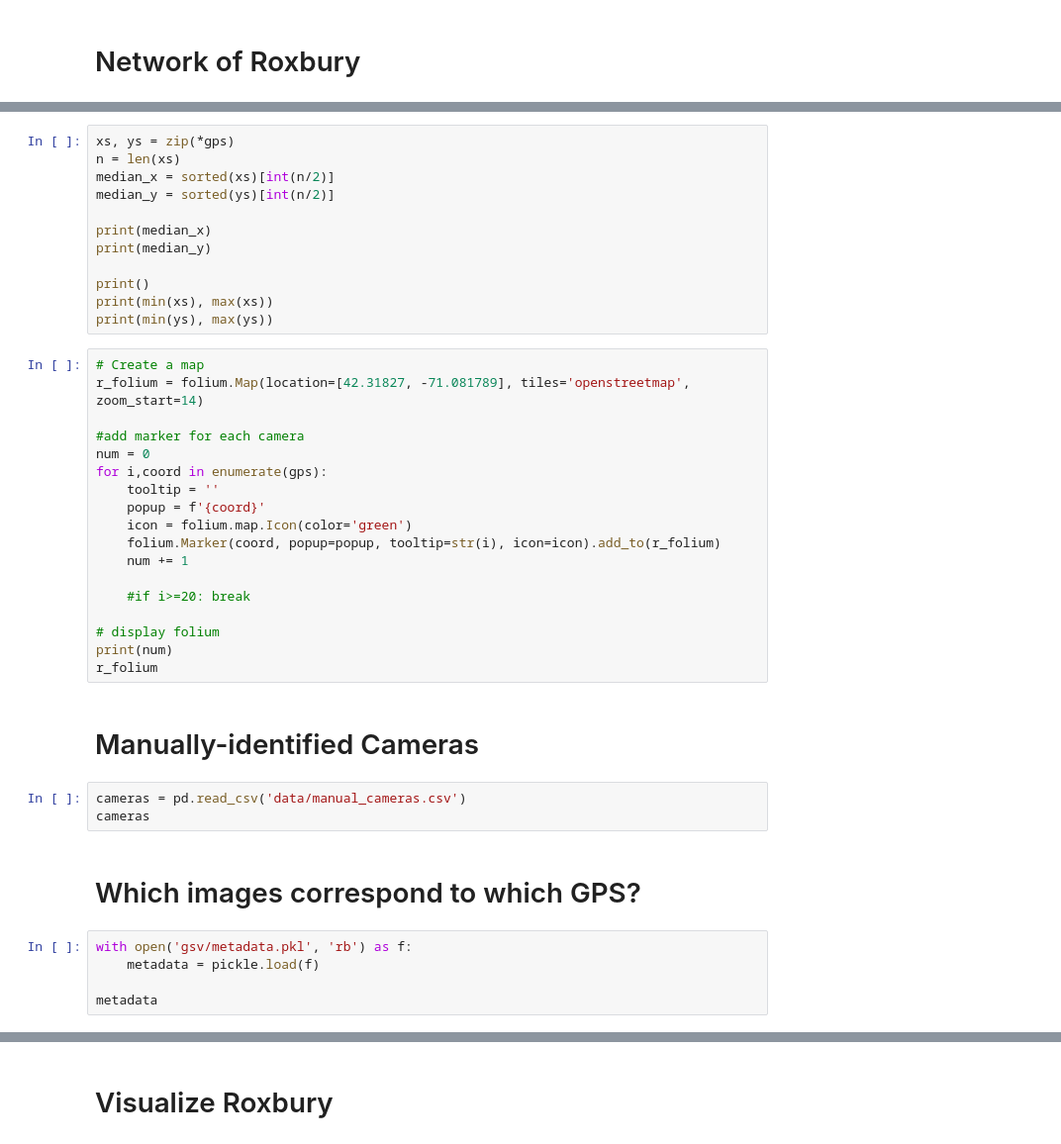
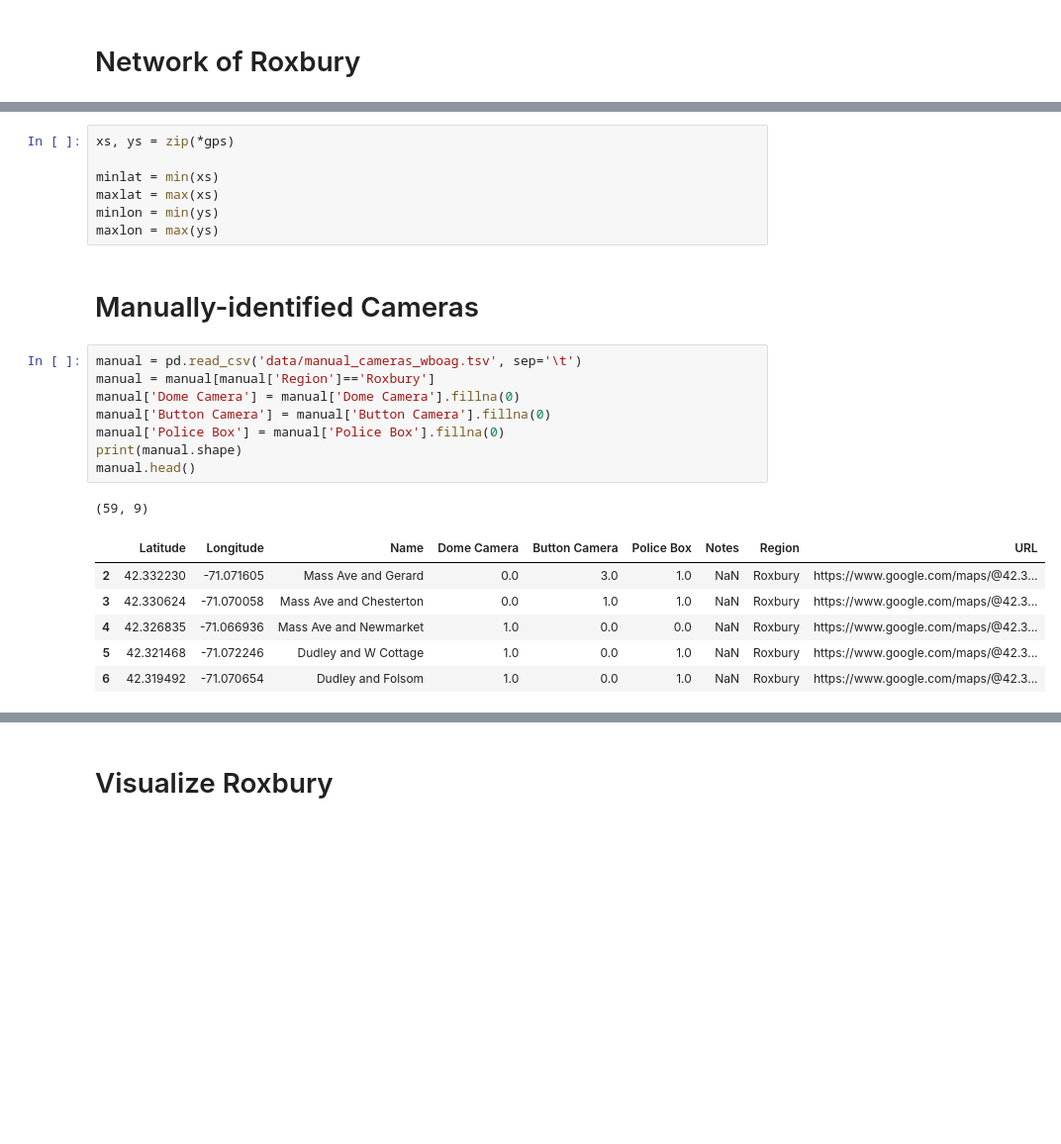
Before and after one commit to wboag/boston-cameras, a Jupyter notebook: appendix-c-examine-roxbury.ipynb, the cells around one changed output, grey strips where cells are left out. Shown at 99% size. Drawn from its saved outputs; the diff is of its cells as text; blank space fills up the shorter version.

```diff
--- a/appendix-c-examine-roxbury.ipynb
+++ b/appendix-c-examine-roxbury.ipynb
@@ -44,42 +58,25 @@ print(gps[0])
 # %%
 xs, ys = zip(*gps)
-n = len(xs)
-median_x = sorted(xs)[int(n/2)]
-median_y = sorted(ys)[int(n/2)]
 
-print(median_x)
-print(median_y)
-
-print()
-print(min(xs), max(xs))
-print(min(ys), max(ys))
+minlat = min(xs)
+maxlat = max(xs)
+minlon = min(ys)
+maxlon = max(ys)
-# %%
-# Create a map
-r_folium = folium.Map(location=[42.31827, -71.081789], tiles='openstreetmap', zoom_start=14)
-
-#add marker for each camera
-num = 0
-for i,coord in enumerate(gps):
-    tooltip = ''
-    popup = f'{coord}'
-    icon = folium.map.Icon(color='green')
-    folium.Marker(coord, popup=popup, tooltip=str(i), icon=icon).add_to(r_folium)
-    num += 1
-
-    #if i>=20: break
-
-# display folium
-print(num)
-r_folium
 # %% [markdown]
 # Manually-identified Cameras
 # %%
-cameras = pd.read_csv('data/manual_cameras.csv')
-cameras
+manual = pd.read_csv('data/manual_cameras_wboag.tsv', sep='\t')
+manual = manual[manual['Region']=='Roxbury']
+manual['Dome Camera'] = manual['Dome Camera'].fillna(0)
+manual['Button Camera'] = manual['Button Camera'].fillna(0)
+manual['Police Box'] = manual['Police Box'].fillna(0)
+print(manual.shape)
+manual.head()
+# %% [output]
+(59, 9)
+|  | Latitude | Longitude | Name | Dome Camera | Button Camera | Police Box | Notes | Region | URL |
+| 2 | 42.332230 | -71.071605 | Mass Ave and Gerard | 0.0 | 3.0 | 1.0 | NaN | Roxbury | https://www.google.com/maps/@42.3... |
+| 3 | 42.330624 | -71.070058 | Mass Ave and Chesterton | 0.0 | 1.0 | 1.0 | NaN | Roxbury | https://www.google.com/maps/@42.3... |
+| 4 | 42.326835 | -71.066936 | Mass Ave and Newmarket | 1.0 | 0.0 | 0.0 | NaN | Roxbury | https://www.google.com/maps/@42.3... |
+| 5 | 42.321468 | -71.072246 | Dudley and W Cottage | 1.0 | 0.0 | 1.0 | NaN | Roxbury | https://www.google.com/maps/@42.3... |
+| 6 | 42.319492 | -71.070654 | Dudley and Folsom | 1.0 | 0.0 | 1.0 | NaN | Roxbury | https://www.google.com/maps/@42.3... |
-# %% [markdown]
-# Which images correspond to which GPS?
-# %%
-with open('gsv/metadata.pkl', 'rb') as f:
-    metadata = pickle.load(f)
-
-metadata
```
Also changed, not shown: parts of 14 cells of this notebook.
